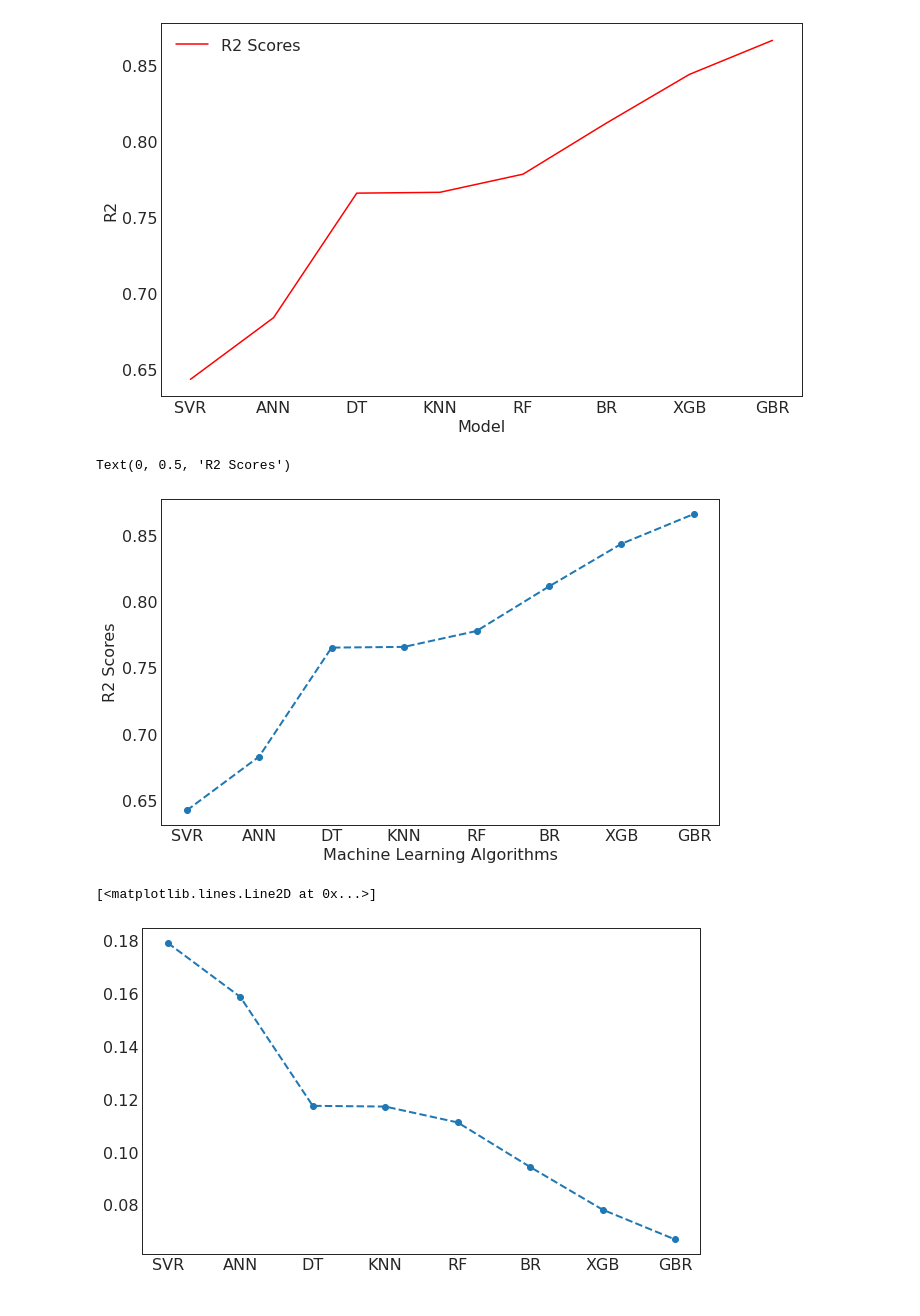
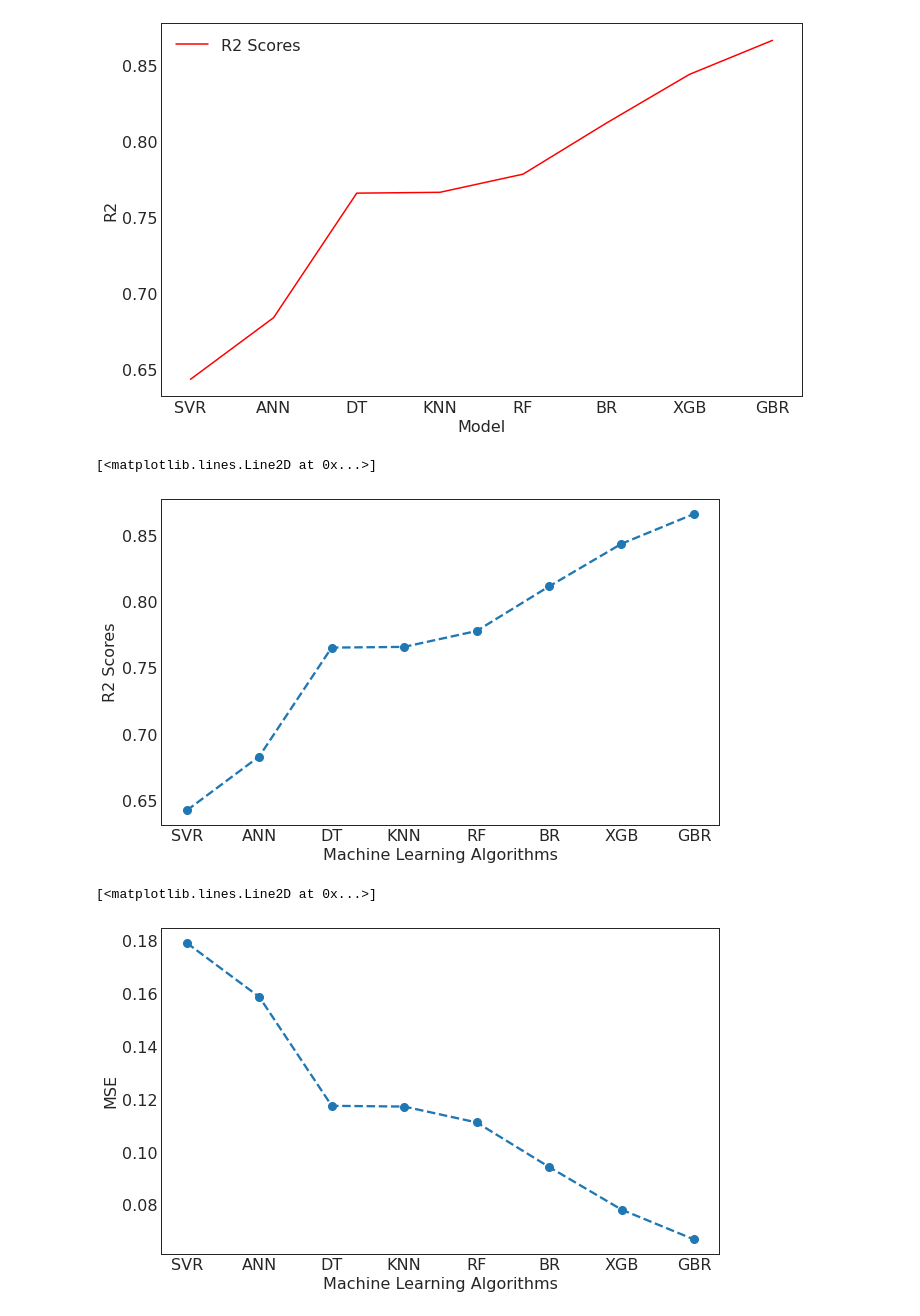
Before and after one commit to Sujal-vajire/Machine-learning-models, a Jupyter notebook: Comparative_Study_of_Various_Machine_Learning_Models_to_Predict_Fatigue_Crack_Growth_Rate.ipynb, the cells around one changed output. Saved outputs shown, nothing was run; the diff lists cells and outputs as text; code cells hidden in the pictures.

```diff
--- a/Comparative_Study_of_Various_Machine_Learning_Models_to_Predict_Fatigue_Crack_Growth_Rate.ipynb
+++ b/Comparative_Study_of_Various_Machine_Learning_Models_to_Predict_Fatigue_Crack_Growth_Rate.ipynb
@@ -399,25 +399,30 @@ f = plt.figure()
 f.set_figwidth(10)
 f.set_figheight(6)
 
-plt.plot(R2, M0, marker = "o", linestyle='dashed', linewidth=2, )
+
 plt.xlabel('Machine Learning Algorithms')
 plt.ylabel('R2 Scores')
+plt.savefig("R2_Scores.png", format="png", dpi=600)
+plt.plot(R2, M0, marker = "o", markersize=8, linestyle='dashed', linewidth=2.3 )
 # %% [output]
-Text(0, 0.5, 'R2 Scores')
+[<matplotlib.lines.Line2D at 0x...>]
 [figure]
 # %%
 MSE = pd.read_excel('mse.xlsx')
 M1 = MSE.iloc[:, -2].values
 MSE = MSE.iloc[:, -1].values
 
 f = plt.figure()
 f.set_figwidth(10)
 f.set_figheight(6)
 
-plt.plot(MSE, M1, marker = "o", linestyle='dashed', linewidth=2)
+plt.xlabel('Machine Learning Algorithms')
+plt.ylabel('MSE')
+plt.savefig("MSE.png", format="png", dpi=600)
+plt.plot(MSE, M1, marker = "o", markersize=8, linestyle='dashed', linewidth=2.3)
 # %% [output]
 [<matplotlib.lines.Line2D at 0x...>]
-[figure, old version]
+[figure, new version]
 # %%
 
 MAE = pd.read_excel('mae.xlsx')
```
Also changed, not shown: parts of 3 cells of this notebook.
